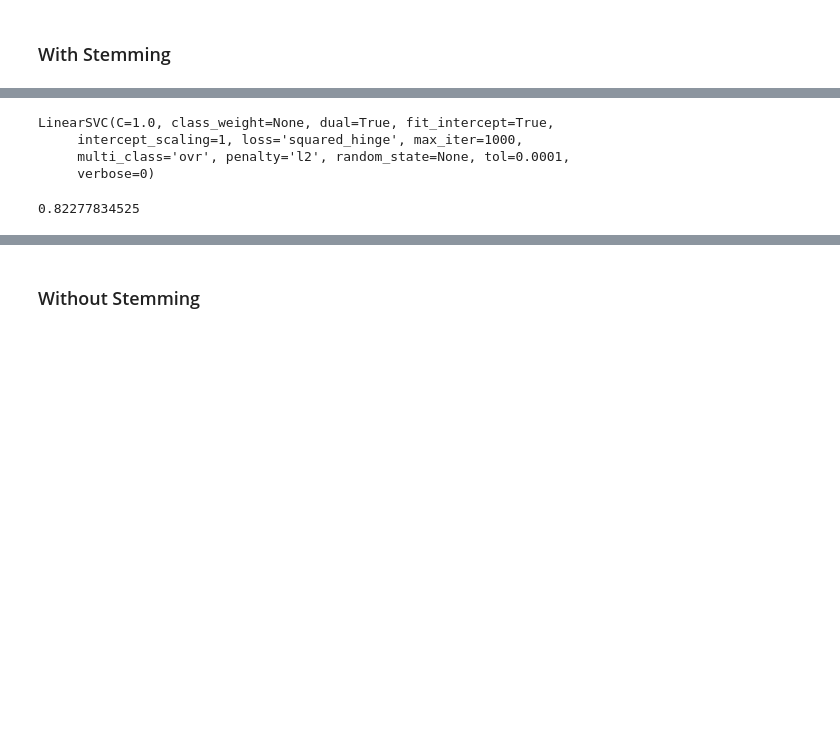
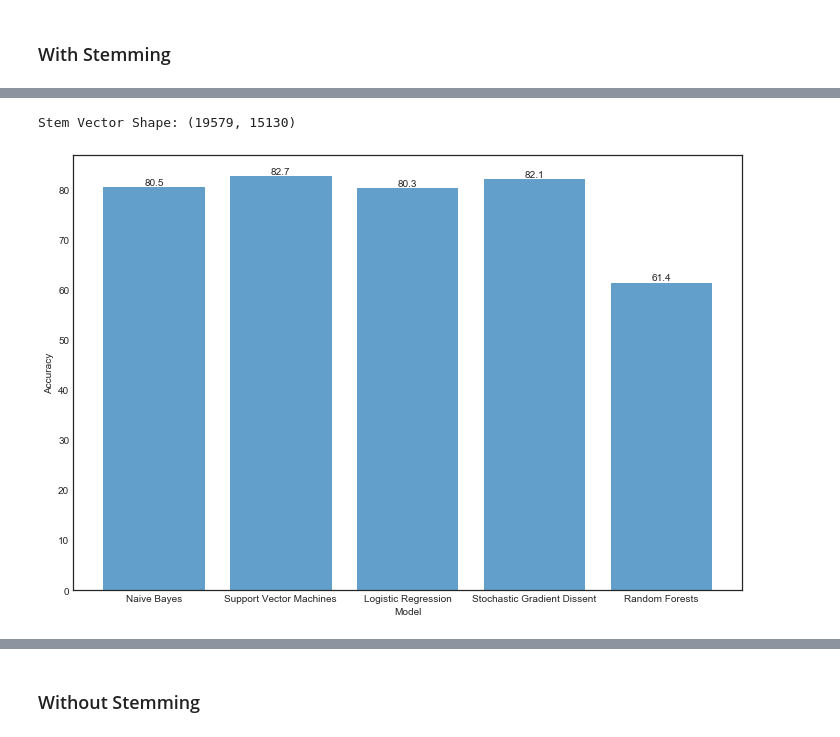
Before and after one commit to cfergusonlee/spooky_author_id, a Jupyter notebook: index.ipynb, the cells around one changed output, grey strips where cells are left out. Cells and saved outputs as stored; diff of their text form; code cells hidden in the pictures; blank space fills up the shorter version.

```diff
--- a/index.ipynb
+++ b/index.ipynb
@@ -169,13 +190,0 @@ x_train, x_test, y_train, y_test = train_test_split(vectors, train_df.author, te
-# %%
-svm = LinearSVC()
-svm.fit(x_train, y_train)
-# %% [output]
-LinearSVC(C=1.0, class_weight=None, dual=True, fit_intercept=True,
-     intercept_scaling=1, loss='squared_hinge', max_iter=1000,
-     multi_class='ovr', penalty='l2', random_state=None, tol=0.0001,
-     verbose=0)
-# %%
-pred = svm.predict(x_test)
-accuracy_score(pred, y_test)
-# %% [output]
-0.82277834525
@@ -181,0 +197,47 @@ accuracy_score(pred, y_test)
+# %%
+def get_scores(vectors, df):
+    #x_train, x_test, y_train, y_test = train_test_split(vectors, df.author, test_size=.3, random_state=42)
+
+    nb = MultinomialNB()
+    svm = LinearSVC(random_state=42)
+    logr = LogisticRegression(random_state=42)
+    sgd = SGDClassifier(random_state=42)
+    rf = RandomForestClassifier(random_state=42)
+
+    classifiers = [
+        ("Naive Bayes", nb),
+        ("Support Vector Machines", svm),
+        ("Logistic Regression", logr),
+        ("Stochastic Gradient Dissent", sgd),
+        ("Random Forests", rf)]
+
+    scores = []
+
+    for classifier in classifiers:
+        name = classifier[0]
+        clf = classifier[1]
+        accuracies = cross_val_score(clf, vectors, df.author, cv=3)
+        scores.append((name, np.mean(accuracies)))
+        #clf.fit(x_train, y_train)
+        #pred = clf.predict(x_test)
+        #scores.append((name, accuracy_score(pred, y_test)))
+
+    return scores
+# %%
+def plot_scores(scores):
+    scores_df = pd.DataFrame(scores, columns=["name", "score"])
+    scores_df.score *= 100
+    plt.bar(range(len(scores_df.name)), scores_df.score, alpha=.7, color=colors[0])
+    plt.xlabel('Model')
+    plt.ylabel('Accuracy')
+    plt.xticks(range(len(scores_df.name)), scores_df.name)
+    for x,y in zip(range(len(scores_df.name)), scores_df.score):
+        plt.text(x, y, "{0:0.1f}".format(y), ha='center', va='bottom')
+    plt.show()
+# %%
+vectors = vectorize("Stem", train_df.stems)
+scores = get_scores(vectors, train_df)
+plot_scores(scores)
+# %% [output]
+Stem Vector Shape: (19579, 15130)
+[figure, added]
```
Also changed, not shown: parts of 49 cells of this notebook, 2 other files.
